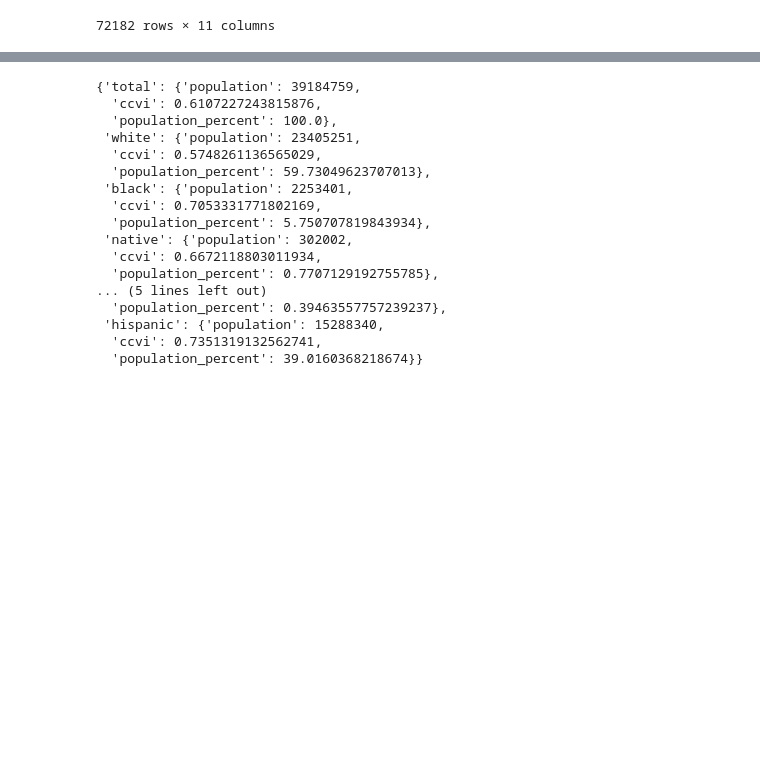
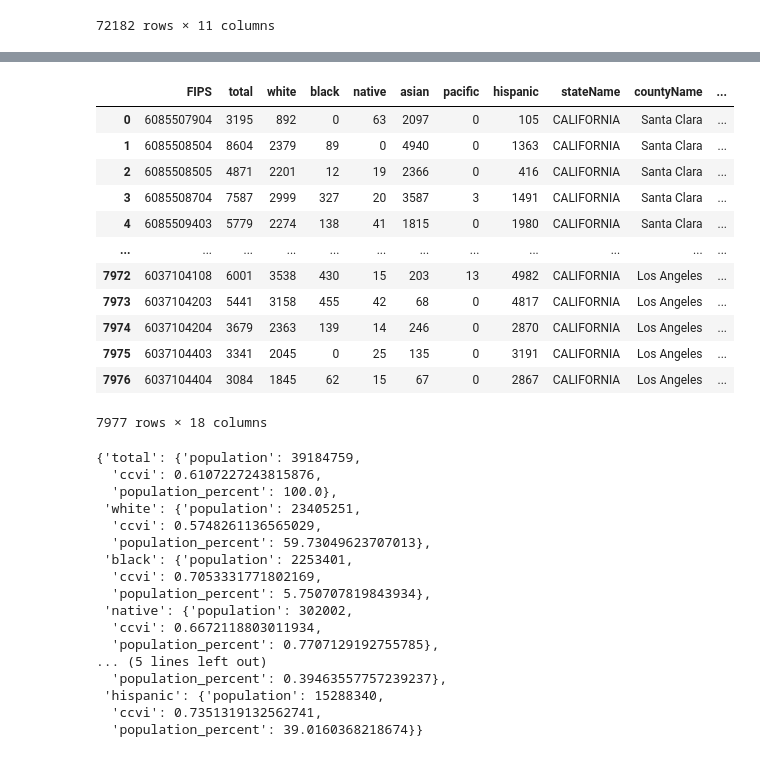
Before and after one commit to IIVIIIII/2020_Weathering, a Jupyter notebook: notebook/covid_regression.ipynb, the cells around one changed output, grey strips where cells are left out. Saved outputs shown, nothing was run; the diff lists cells and outputs as text; code cells hidden in the pictures; blank space fills up the shorter version.

```diff
--- a/notebook/covid_regression.ipynb
+++ b/notebook/covid_regression.ipynb
@@ -98,21 +111,42 @@ demogs = {
 # %%
+# create list to store dictionaries with data for each census tract
+tracts = []
 
-url = f'https://api.census.gov/data/2019/acs/acs5?get=NAME,{pops}&for=tract:*&in=state:{state_num}'
-
-response = requests.get(url).json()
-
-pd.DataFrame(response)
-
+# create dictionaries with population data for each census tract
+# (with properly formatted fips code)
 for r in response:
     if r[0] != 'NAME':
         tracts.append({
             'FIPS': int(f'{r[8]}{r[9]}{r[10]}'),
             'total': int(r[1]),
             'white': int(r[2]),
             'black': int(r[3]),
             'native': int(r[4]),
             'asian': int(r[5]),
             'pacific': int(r[6]),
             'hispanic': int(r[7])
         })
+
+# create dataframe with census population data
+populations = pd.DataFrame(tracts)
+
+# merge population data and ccvi data on census tract fips code
+ccvi_and_pop = pd.merge(populations, ccvi, on='FIPS')
+
+# display dataframe
+ccvi_and_pop
+# %% [output]
+|  | FIPS | total | white | black | native | asian | pacific | hispanic | stateName | countyName | ... |
+| 0 | 6085507904 | 3195 | 892 | 0 | 63 | 2097 | 0 | 105 | CALIFORNIA | Santa Clara | ... |
+| 1 | 6085508504 | 8604 | 2379 | 89 | 0 | 4940 | 0 | 1363 | CALIFORNIA | Santa Clara | ... |
+| 2 | 6085508505 | 4871 | 2201 | 12 | 19 | 2366 | 0 | 416 | CALIFORNIA | Santa Clara | ... |
+| 3 | 6085508704 | 7587 | 2999 | 327 | 20 | 3587 | 3 | 1491 | CALIFORNIA | Santa Clara | ... |
+| 4 | 6085509403 | 5779 | 2274 | 138 | 41 | 1815 | 0 | 1980 | CALIFORNIA | Santa Clara | ... |
+| ... | ... | ... | ... | ... | ... | ... | ... | ... | ... | ... | ... |
+| 7972 | 6037104108 | 6001 | 3538 | 430 | 15 | 203 | 13 | 4982 | CALIFORNIA | Los Angeles | ... |
+| 7973 | 6037104203 | 5441 | 3158 | 455 | 42 | 68 | 0 | 4817 | CALIFORNIA | Los Angeles | ... |
+| 7974 | 6037104204 | 3679 | 2363 | 139 | 14 | 246 | 0 | 2870 | CALIFORNIA | Los Angeles | ... |
+| 7975 | 6037104403 | 3341 | 2045 | 0 | 25 | 135 | 0 | 3191 | CALIFORNIA | Los Angeles | ... |
+| 7976 | 6037104404 | 3084 | 1845 | 62 | 15 | 67 | 0 | 2867 | CALIFORNIA | Los Angeles | ... |
+7977 rows × 18 columns
 # %%
```
Also changed, not shown: parts of 13 cells of this notebook.
